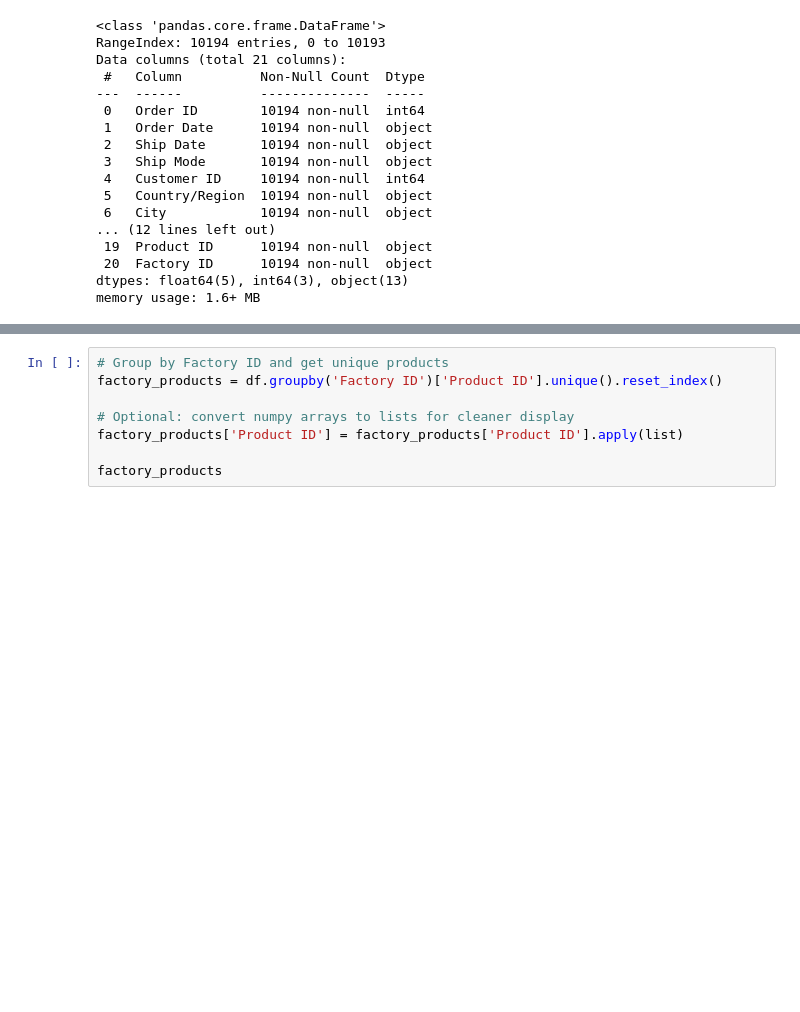
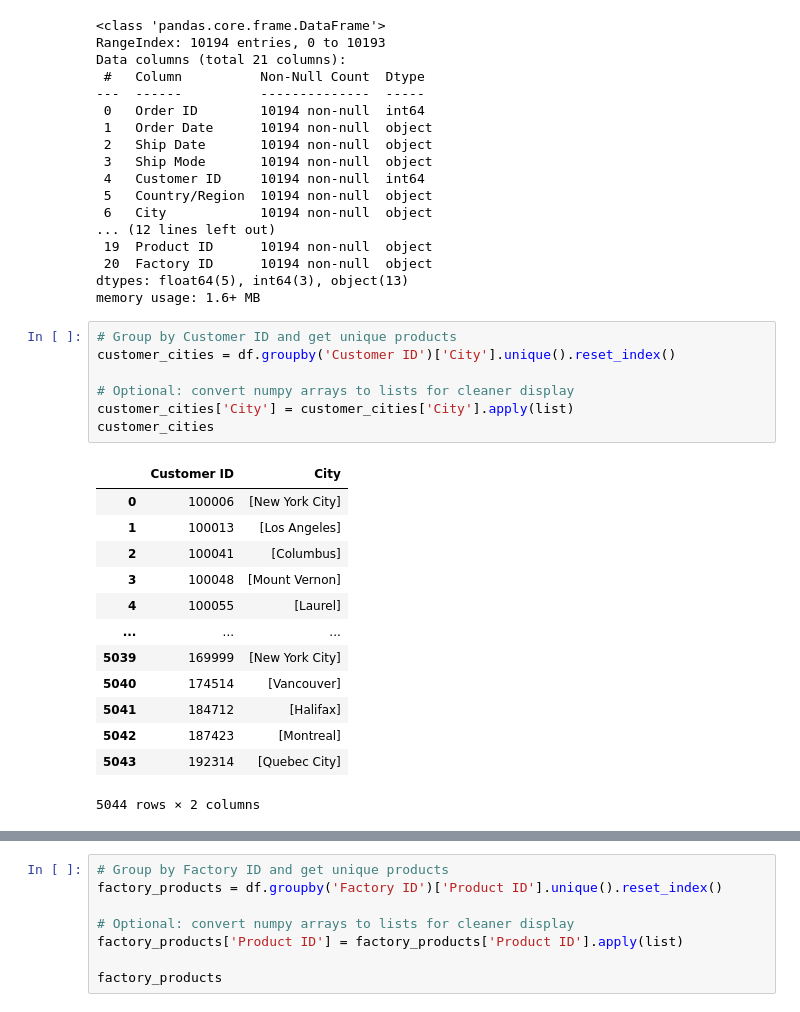
Before and after one commit to samia-boubaya/chocolate-factory, a Jupyter notebook: notebooks/samia.ipynb, the cells around one changed output, grey strips where cells are left out. Cells and saved outputs as stored; diff of their text form; blank space fills up the shorter version.

```diff
--- a/notebooks/samia.ipynb
+++ b/notebooks/samia.ipynb
@@ -596,3 +596,24 @@ Data columns (total 21 columns):
  20  Factory ID      10194 non-null  object
 dtypes: float64(5), int64(3), object(13)
 memory usage: 1.6+ MB
+# %%
+# Group by Customer ID and get unique products
+customer_cities = df.groupby('Customer ID')['City'].unique().reset_index()
+
+# Optional: convert numpy arrays to lists for cleaner display
+customer_cities['City'] = customer_cities['City'].apply(list)
+customer_cities
+# %% [output]
+|  | Customer ID | City |
+| 0 | 100006 | [New York City] |
+| 1 | 100013 | [Los Angeles] |
+| 2 | 100041 | [Columbus] |
+| 3 | 100048 | [Mount Vernon] |
+| 4 | 100055 | [Laurel] |
+| ... | ... | ... |
+| 5039 | 169999 | [New York City] |
+| 5040 | 174514 | [Vancouver] |
+| 5041 | 184712 | [Halifax] |
+| 5042 | 187423 | [Montreal] |
+| 5043 | 192314 | [Quebec City] |
+5044 rows × 2 columns
```
Also changed, not shown: parts of 2 cells of this notebook.
